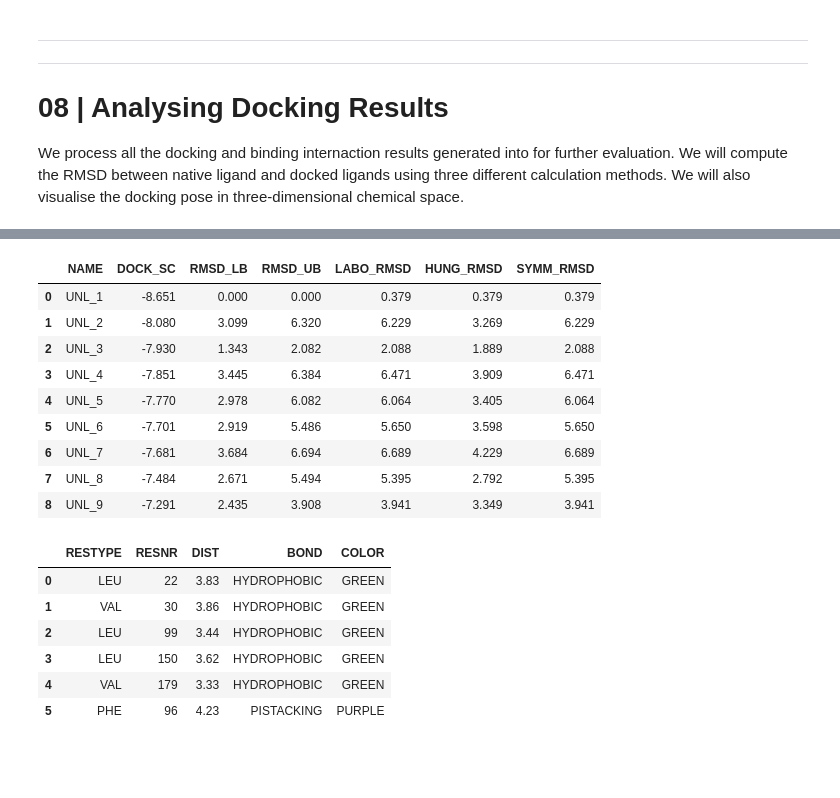
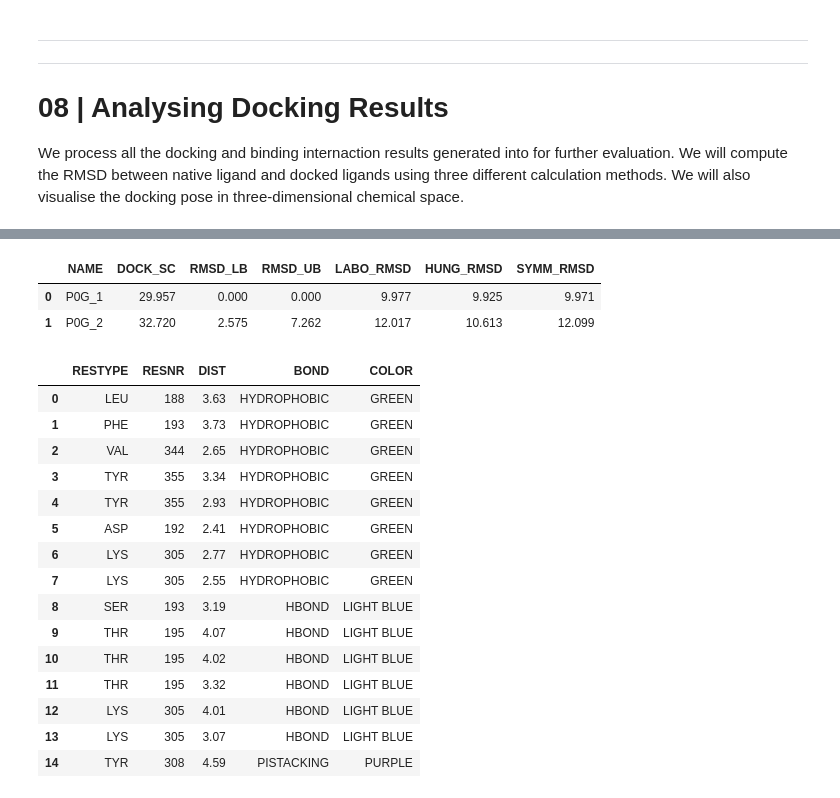
Before and after one commit to quantaosun/labodock, a Jupyter notebook: derived_notebooks/Local_PDB_interaction_diagram.ipynb, the cells around one changed output, grey strips where cells are left out. Cells and saved outputs as stored; diff of their text form; code cells hidden in the pictures; blank space fills up the shorter version.

```diff
--- a/derived_notebooks/Local_PDB_interaction_diagram.ipynb
+++ b/derived_notebooks/Local_PDB_interaction_diagram.ipynb
@@ -838,7 +840,7 @@ Next, we retrieve the native ligand from the **`pdb`** file to serve as a refere
 # @markdown The binding poses are then extracted and corrected into individual
 # @markdown **`pdb`** files.
 
-Keyword = 'UNL' # @param {type: 'string'}
+Keyword = 'P0G' # @param {type: 'string'}
 
 def get_molblock(keyword: str) -> str:
     url_path = PRT_FLD
@@ -1334,7 +1341,7 @@ print(f'+ {LIG_ID}_dockrpt.csv > DOCKING folder')
 # @markdown + **`HUNG_RMSD`** : RMSD by Hungarian Algorithm (vs Native Ligand)
 # @markdown + **`SYMM_RMSD`** : Symmetrical-corrected RMSD (vs Native Ligand)
 
-Ligand_name = 'UNL' # @param {type : 'string'}
+Ligand_name = 'P0G' # @param {type : 'string'}
 
 LIG_dockrpt_csv = Ligand_name + '_dockrpt.csv'
 LIG_dockrpt_csv_dFile = os.path.join(LIG_dFLD, LIG_dockrpt_csv)
@@ -1342,35 +1349,37 @@ LIG_dockrpt_df = pd.read_csv(LIG_dockrpt_csv_dFile)
 LIG_dockrpt_df
 # %% [output]
 |  | NAME | DOCK_SC | RMSD_LB | RMSD_UB | LABO_RMSD | HUNG_RMSD | SYMM_RMSD |
-| 0 | UNL_1 | -8.651 | 0.000 | 0.000 | 0.379 | 0.379 | 0.379 |
-| 1 | UNL_2 | -8.080 | 3.099 | 6.320 | 6.229 | 3.269 | 6.229 |
-| 2 | UNL_3 | -7.930 | 1.343 | 2.082 | 2.088 | 1.889 | 2.088 |
-| 3 | UNL_4 | -7.851 | 3.445 | 6.384 | 6.471 | 3.909 | 6.471 |
-| 4 | UNL_5 | -7.770 | 2.978 | 6.082 | 6.064 | 3.405 | 6.064 |
-| 5 | UNL_6 | -7.701 | 2.919 | 5.486 | 5.650 | 3.598 | 5.650 |
-| 6 | UNL_7 | -7.681 | 3.684 | 6.694 | 6.689 | 4.229 | 6.689 |
-| 7 | UNL_8 | -7.484 | 2.671 | 5.494 | 5.395 | 2.792 | 5.395 |
-| 8 | UNL_9 | -7.291 | 2.435 | 3.908 | 3.941 | 3.349 | 3.941 |
+| 0 | P0G_1 | 29.957 | 0.000 | 0.000 | 9.977 | 9.925 | 9.971 |
+| 1 | P0G_2 | 32.720 | 2.575 | 7.262 | 12.017 | 10.613 | 12.099 |
 # %%
 # @title **Show interaction profile**
 # @markdown Enter the **< Pose Name >** to view the binding interactions.
 
-Pose_name = 'UNL_1' # @param {type : 'string'}
+Pose_name = 'P0G_1' # @param {type : 'string'}
 
 LIG_interpt_csv = Pose_name + '_interpt.csv'
 LIG_interpt_csv_iFile = os.path.join(LIG_iFLD, LIG_interpt_csv)
 LIG_interpt_dict = interaction_dict(LIG_interpt_csv_iFile, usage='view')
 LIG_interpt_df = pd.DataFrame.from_dict(LIG_interpt_dict)
 LIG_interpt_df = LIG_interpt_df[['RESTYPE', 'RESNR', 'DIST', 'BOND', 'COLOR']]
 LIG_interpt_df
 # %% [output]
 |  | RESTYPE | RESNR | DIST | BOND | COLOR |
-| 0 | LEU | 22 | 3.83 | HYDROPHOBIC | GREEN |
-| 1 | VAL | 30 | 3.86 | HYDROPHOBIC | GREEN |
-| 2 | LEU | 99 | 3.44 | HYDROPHOBIC | GREEN |
-| 3 | LEU | 150 | 3.62 | HYDROPHOBIC | GREEN |
-| 4 | VAL | 179 | 3.33 | HYDROPHOBIC | GREEN |
-| 5 | PHE | 96 | 4.23 | PISTACKING | PURPLE |
+| 0 | LEU | 188 | 3.63 | HYDROPHOBIC | GREEN |
+| 1 | PHE | 193 | 3.73 | HYDROPHOBIC | GREEN |
+| 2 | VAL | 344 | 2.65 | HYDROPHOBIC | GREEN |
+| 3 | TYR | 355 | 3.34 | HYDROPHOBIC | GREEN |
+| 4 | TYR | 355 | 2.93 | HYDROPHOBIC | GREEN |
+| 5 | ASP | 192 | 2.41 | HYDROPHOBIC | GREEN |
+| 6 | LYS | 305 | 2.77 | HYDROPHOBIC | GREEN |
+| 7 | LYS | 305 | 2.55 | HYDROPHOBIC | GREEN |
+| 8 | SER | 193 | 3.19 | HBOND | LIGHT BLUE |
+| 9 | THR | 195 | 4.07 | HBOND | LIGHT BLUE |
+| 10 | THR | 195 | 4.02 | HBOND | LIGHT BLUE |
+| 11 | THR | 195 | 3.32 | HBOND | LIGHT BLUE |
+| 12 | LYS | 305 | 4.01 | HBOND | LIGHT BLUE |
+| 13 | LYS | 305 | 3.07 | HBOND | LIGHT BLUE |
+| 14 | TYR | 308 | 4.59 | PISTACKING | PURPLE |
 # %%
 # @title **Visualise 3D docking pose**
 # @markdown **PROTEIN MODEL** \
```
Also changed, not shown: parts of 14 cells of this notebook.
